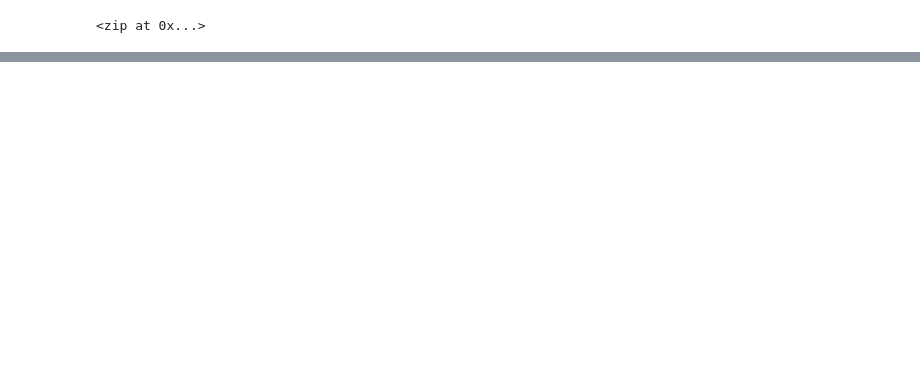
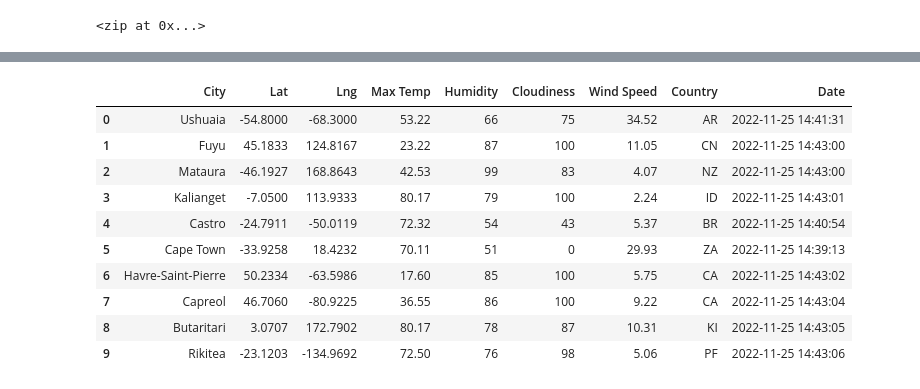
Before and after one commit to c-pilot875/World_Weather_Analysis, a Jupyter notebook: WeatherPy.ipynb, the cells around one changed output, grey strips where cells are left out. Drawn from its saved outputs; the diff is of its cells as text; code cells hidden in the pictures; blank space fills up the shorter version.

Commit message:
adding dataframe changes

```diff
--- a/WeatherPy.ipynb
+++ b/WeatherPy.ipynb
@@ -157,0 +148,16 @@ new_city_df.to_csv(output_data_file, index_lable="City_ID")
+# %%
+# Convert the array of dictionaries to a Pandas DatFrame.
+city_data_df = pd.DataFrame(city_data)
+city_data_df.head(10)
+# %% [output]
+|  | City | Lat | Lng | Max Temp | Humidity | Cloudiness | Wind Speed | Country | Date |
+| 0 | Ushuaia | -54.8000 | -68.3000 | 53.22 | 66 | 75 | 34.52 | AR | 2022-11-25 14:41:31 |
+| 1 | Fuyu | 45.1833 | 124.8167 | 23.22 | 87 | 100 | 11.05 | CN | 2022-11-25 14:43:00 |
+| 2 | Mataura | -46.1927 | 168.8643 | 42.53 | 99 | 83 | 4.07 | NZ | 2022-11-25 14:43:00 |
+| 3 | Kalianget | -7.0500 | 113.9333 | 80.17 | 79 | 100 | 2.24 | ID | 2022-11-25 14:43:01 |
+| 4 | Castro | -24.7911 | -50.0119 | 72.32 | 54 | 43 | 5.37 | BR | 2022-11-25 14:40:54 |
+| 5 | Cape Town | -33.9258 | 18.4232 | 70.11 | 51 | 0 | 29.93 | ZA | 2022-11-25 14:39:13 |
+| 6 | Havre-Saint-Pierre | 50.2334 | -63.5986 | 17.60 | 85 | 100 | 5.75 | CA | 2022-11-25 14:43:02 |
+| 7 | Capreol | 46.7060 | -80.9225 | 36.55 | 86 | 100 | 9.22 | CA | 2022-11-25 14:43:04 |
+| 8 | Butaritari | 3.0707 | 172.7902 | 80.17 | 78 | 87 | 10.31 | KI | 2022-11-25 14:43:05 |
+| 9 | Rikitea | -23.1203 | -134.9692 | 72.50 | 76 | 98 | 5.06 | PF | 2022-11-25 14:43:06 |
```
Also changed, not shown: parts of 11 cells of this notebook.
